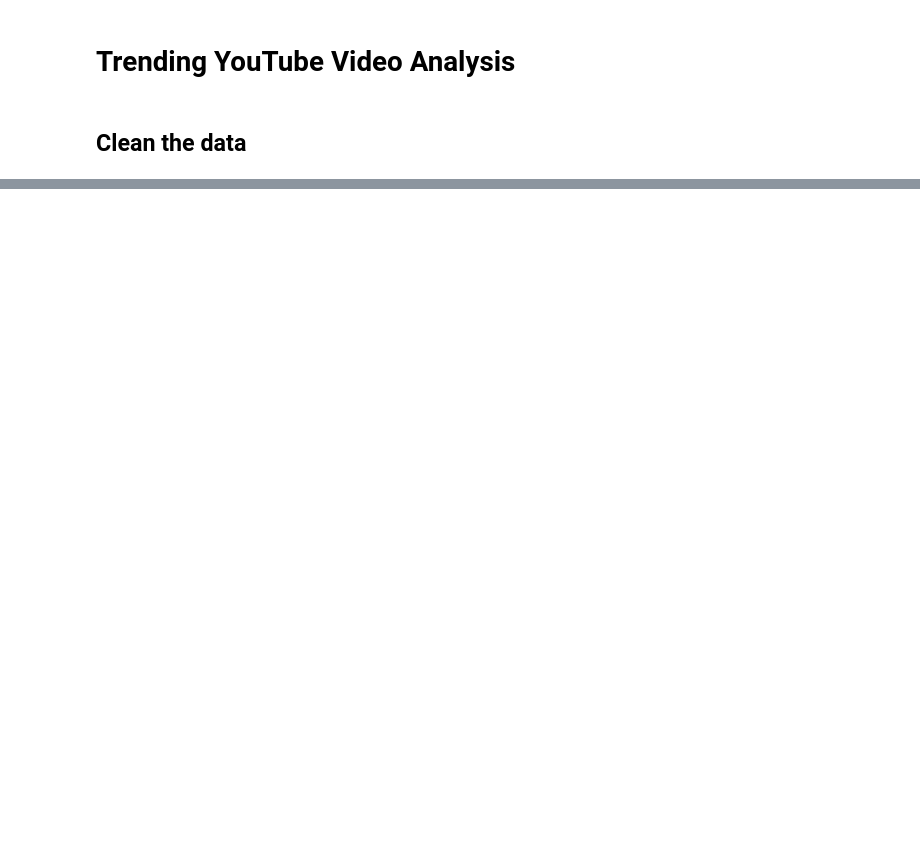
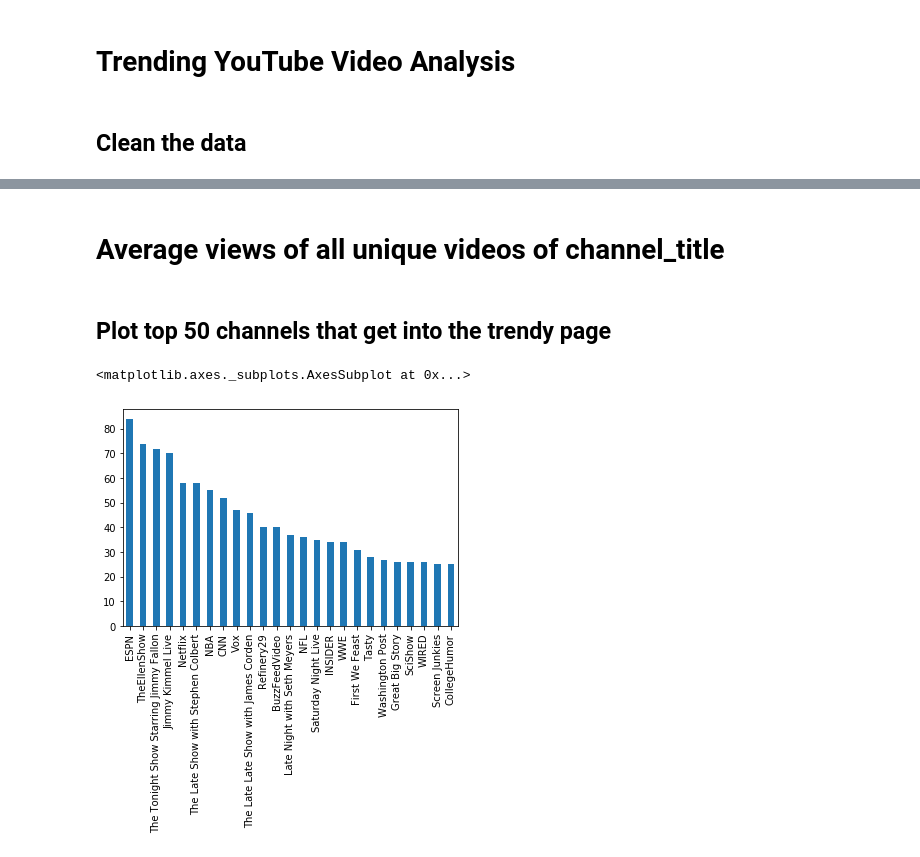
Before and after one commit to dustiny5/Trending-YouTube-Videos-Analysis, a Jupyter notebook: yt_analysis.ipynb, the cells around one changed output, grey strips where cells are left out. Saved outputs shown, nothing was run; the diff lists cells and outputs as text; code cells hidden in the pictures; blank space fills up the shorter version.

Commit message:
Filtered dataframe to get rows of unique videos. Graphed channel title vs average views of all videos of each creator. Next: Explore its frequency of uploaded video

```diff
--- a/yt_analysis.ipynb
+++ b/yt_analysis.ipynb
@@ -104,0 +104,12 @@ df['items_name'].value_counts().plot(kind='bar')
+# %% [markdown]
+# Average views of all unique videos of channel_title
+# %%
+# Dataframe of unique videos when they first became trendy
+df_unique = df.drop_duplicates(subset='video_id', keep='first')
+# %% [markdown]
+## Plot top 50 channels that get into the trendy page
+# %%
+df_unique['channel_title'].value_counts()[0:25].plot(kind='bar')
+# %% [output]
+<matplotlib.axes._subplots.AxesSubplot at 0x...>
+[figure, added]
```
Also changed, not shown: parts of 10 cells of this notebook.
